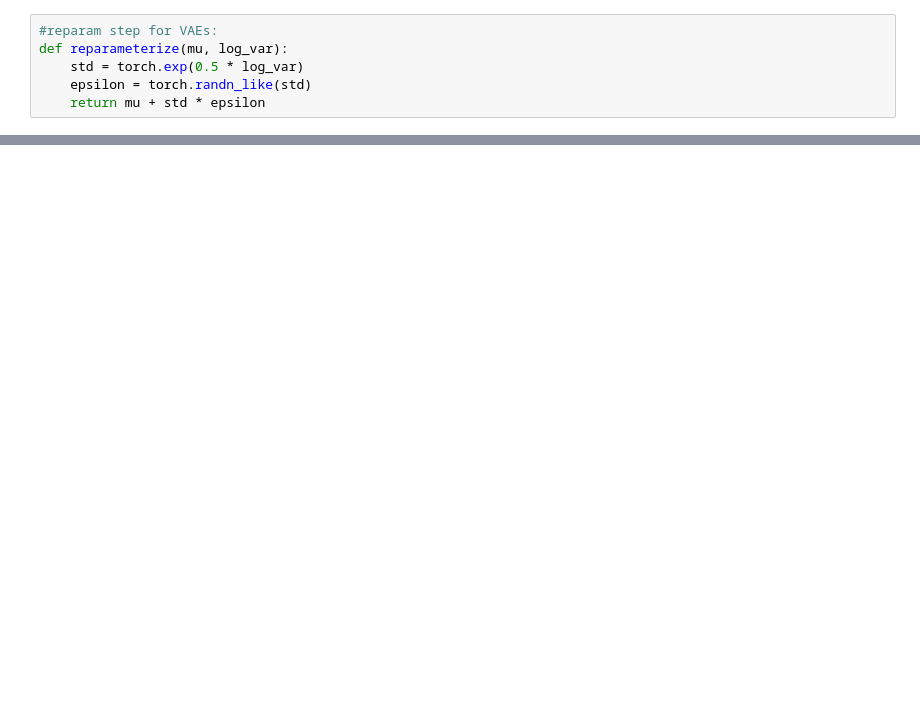
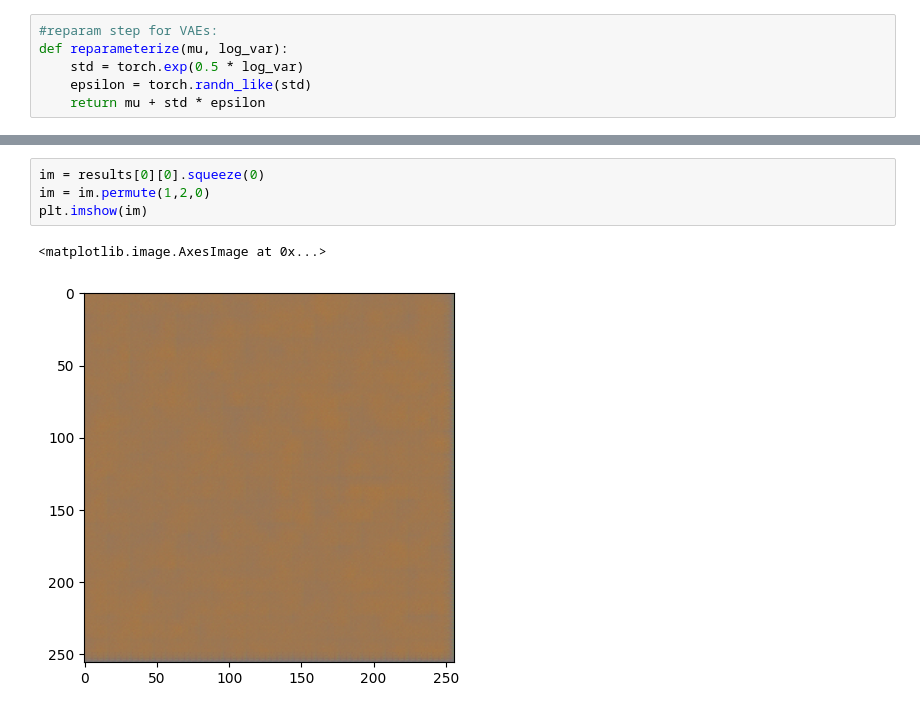
Before and after one commit to SmallChungus1/VAE_textureGen, a Jupyter notebook: VAE_textureGen.ipynb, the cells around one changed output, grey strips where cells are left out. Saved outputs shown, nothing was run; the diff lists cells and outputs as text; blank space fills up the shorter version.

```diff
--- a/VAE_textureGen.ipynb
+++ b/VAE_textureGen.ipynb
@@ -173,0 +300,7 @@ Testing VAE with Mnist and Mnist fashion datset to see if model is working corre
+# %%
+im = results[0][0].squeeze(0)
+im = im.permute(1,2,0)
+plt.imshow(im)
+# %% [output]
+<matplotlib.image.AxesImage at 0x...>
+[figure, added]
```
Also changed, not shown: parts of 18 cells of this notebook.
